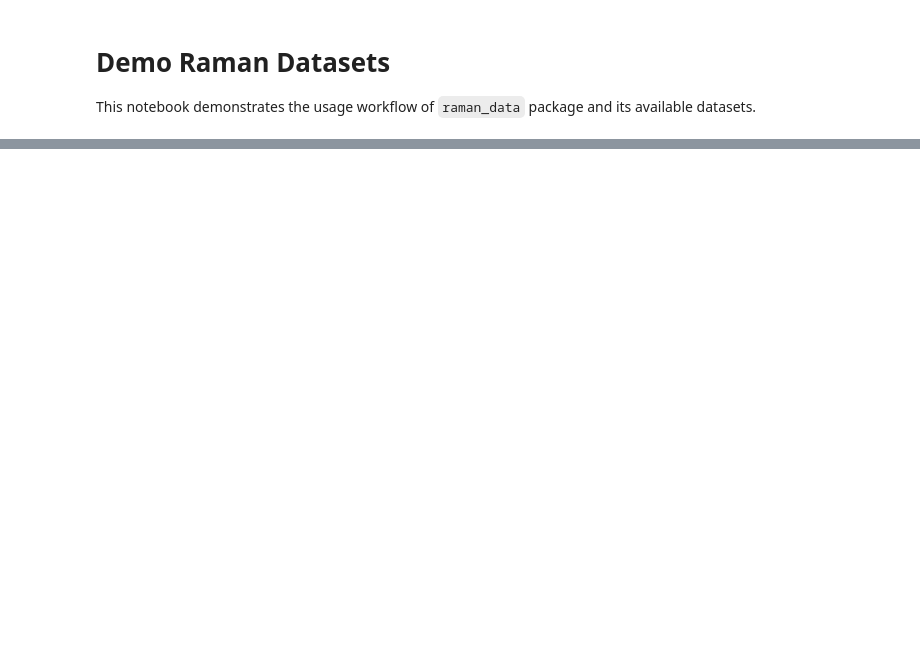
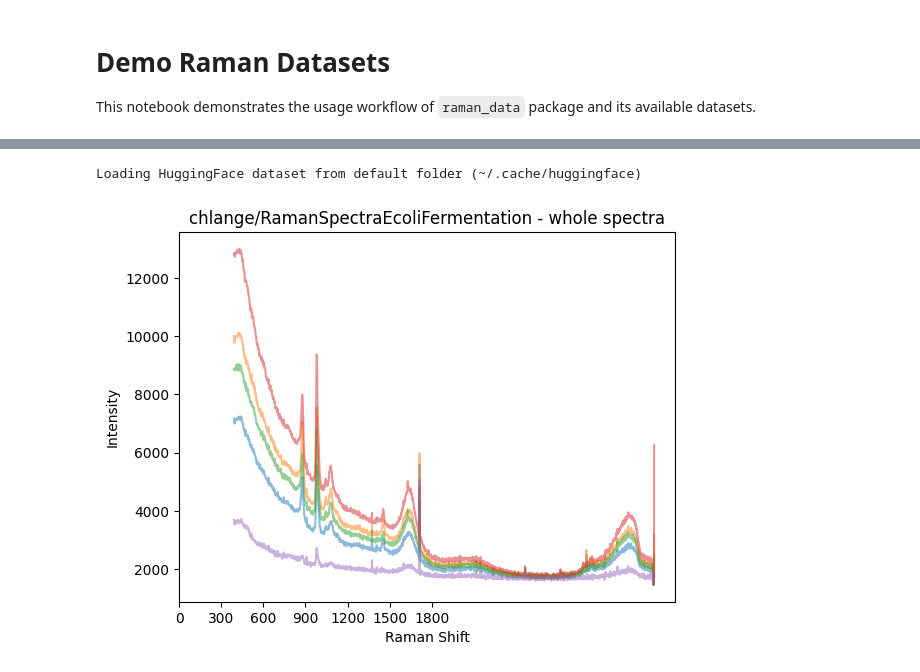
Before and after one commit to ml-lab-htw/raman_data, a Jupyter notebook: demo.ipynb, the cells around one changed output, grey strips where cells are left out. Saved outputs shown, nothing was run; the diff lists cells and outputs as text; code cells hidden in the pictures; blank space fills up the shorter version.

```diff
--- a/demo.ipynb
+++ b/demo.ipynb
@@ -129,0 +114,22 @@ Loading HuggingFace dataset from default folder (~/.cache/huggingface)
+# %%
+# Another example to look at the whole dataset
+chosen_dataset = "chlange/RamanSpectraEcoliFermentation"
+
+# Load the dataset
+dataset = raman_data(chosen_dataset)
+
+# Extract spectra and target labels
+spectra      = dataset.spectra       # intensity data
+raman_shifts = dataset.raman_shifts  # wavenumber values (x-axis)
+
+# Plot the dataset
+for i in range(5):
+    plt.plot(raman_shifts, spectra[i, :], alpha=0.5)
+plt.xlabel('Raman Shift')
+plt.ylabel('Intensity')
+plt.title(f"{chosen_dataset} - whole spectra")
+plt.xticks([_ for _ in range(0, 2000, 300)])
+plt.show()
+# %% [output]
+Loading HuggingFace dataset from default folder (~/.cache/huggingface)
+[figure, added]
```
Also changed, not shown: parts of 5 cells of this notebook, 12 other files.
